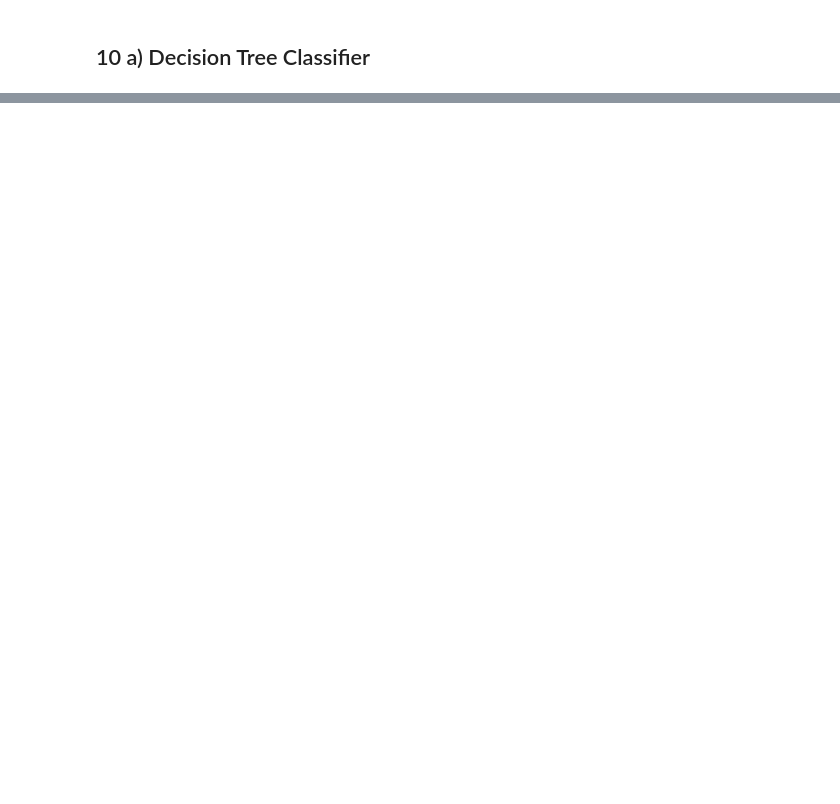
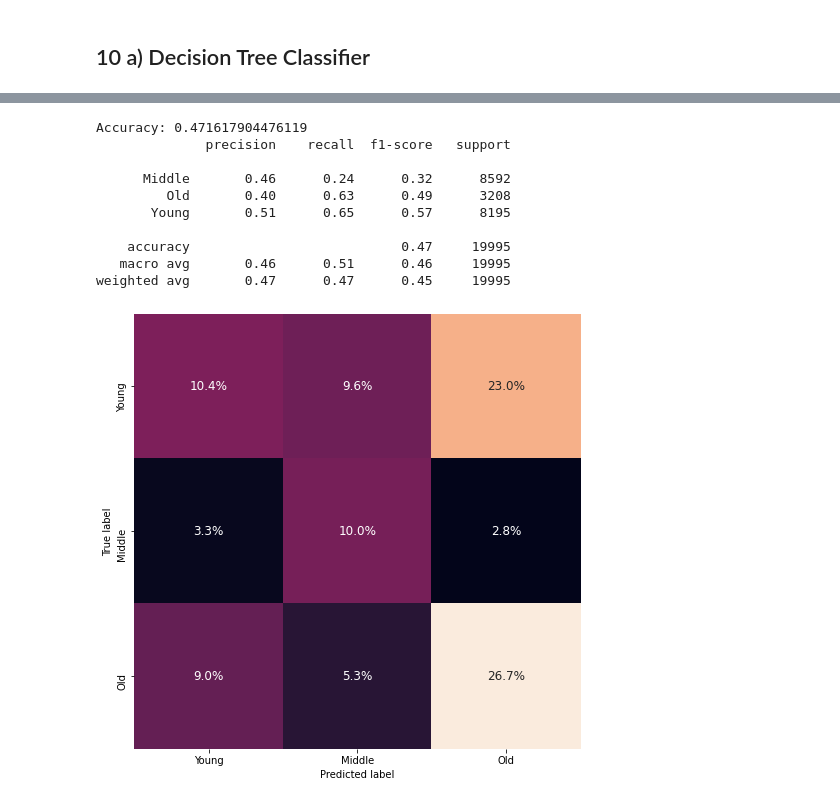
Before and after one commit to apaleczek1/ubiqum, a Jupyter notebook: Task1/ANNA_PALECZEK_T2.ipynb, the cells around one changed output, grey strips where cells are left out. Drawn from its saved outputs; the diff is of its cells as text; code cells hidden in the pictures; blank space fills up the shorter version.

```diff
--- a/Task1/ANNA_PALECZEK_T2.ipynb
+++ b/Task1/ANNA_PALECZEK_T2.ipynb
@@ -470,0 +527,6 @@ print(accuracy_score(y_test, y_pred))
+# %%
+data['age_levels']=pd.cut(data['age'],3,labels=['Young','Middle','Old'])
+print('Mean of ages in groups:\n', data['age'].groupby(data['age_levels']).mean())
+print('Minimum of ages in groups:\n', data['age'].groupby(data['age_levels']).min())
+print('Maximum of ages in groups:\n', data['age'].groupby(data['age_levels']).max())
+print('Count of ages in groups:\n', data['age'].groupby(data['age_levels']).count())
@@ -470,0 +551,20 @@ print(accuracy_score(y_test, y_pred))
+# %%
+X = data[['region']]
+y = data['age_levels']
+X_train, X_test, y_train, y_test = train_test_split(X, y, test_size = .25, random_state = 123)
+age_labels = ['Young','Middle','Old']
+# %%
+model = DecisionTreeClassifier()
+fit_predict_plot(model, X_train, X_test, y_train, y_test, age_labels, age_labels)
+# %% [output]
+Accuracy: 0.471617904476119
+              precision    recall  f1-score   support
+
+      Middle       0.46      0.24      0.32      8592
+         Old       0.40      0.63      0.49      3208
+       Young       0.51      0.65      0.57      8195
+
+    accuracy                           0.47     19995
+   macro avg       0.46      0.51      0.46     19995
+weighted avg       0.47      0.47      0.45     19995
+[figure, added]
```
Also changed, not shown: parts of 19 cells of this notebook.
